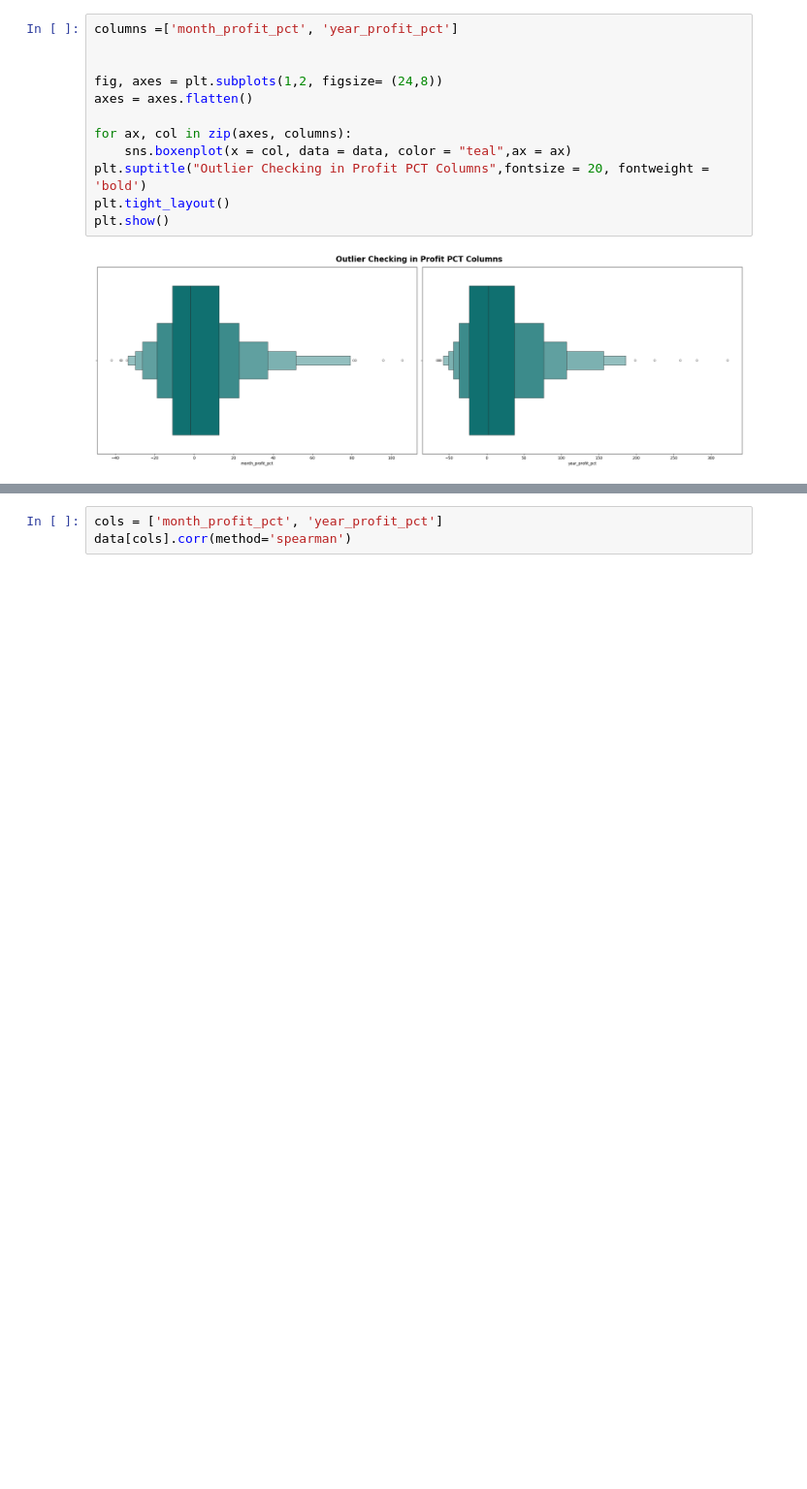
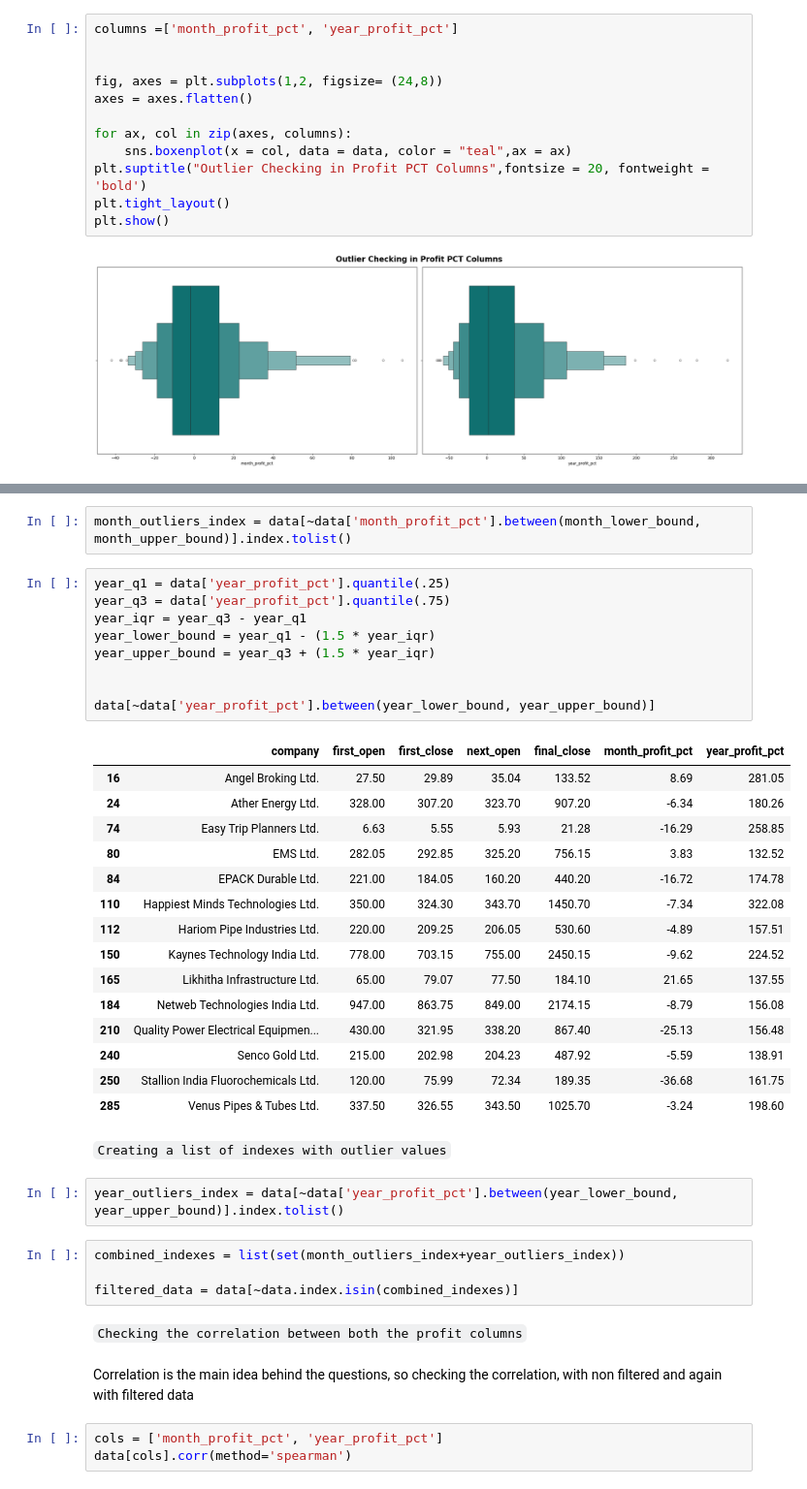
Before and after one commit to IamRaNo/ipo_reality_check, a Jupyter notebook: jupyter_notebooks/02_month_to_year.ipynb, the cells around one changed output, grey strips where cells are left out. Shown at 97% size. Cells and saved outputs as stored; diff of their text form; blank space fills up the shorter version.

```diff
--- a/jupyter_notebooks/02_month_to_year.ipynb
+++ b/jupyter_notebooks/02_month_to_year.ipynb
@@ -112,3 +153,42 @@ plt.show()
+# %%
+month_outliers_index = data[~data['month_profit_pct'].between(month_lower_bound, month_upper_bound)].index.tolist()
+# %%
+year_q1 = data['year_profit_pct'].quantile(.25)
+year_q3 = data['year_profit_pct'].quantile(.75)
+year_iqr = year_q3 - year_q1
+year_lower_bound = year_q1 - (1.5 * year_iqr)
+year_upper_bound = year_q3 + (1.5 * year_iqr)
+
+
+data[~data['year_profit_pct'].between(year_lower_bound, year_upper_bound)]
+# %% [output]
+|  | company | first_open | first_close | next_open | final_close | month_profit_pct | year_profit_pct |
+| 16 | Angel Broking Ltd. | 27.50 | 29.89 | 35.04 | 133.52 | 8.69 | 281.05 |
+| 24 | Ather Energy Ltd. | 328.00 | 307.20 | 323.70 | 907.20 | -6.34 | 180.26 |
+| 74 | Easy Trip Planners Ltd. | 6.63 | 5.55 | 5.93 | 21.28 | -16.29 | 258.85 |
+| 80 | EMS Ltd. | 282.05 | 292.85 | 325.20 | 756.15 | 3.83 | 132.52 |
+| 84 | EPACK Durable Ltd. | 221.00 | 184.05 | 160.20 | 440.20 | -16.72 | 174.78 |
+| 110 | Happiest Minds Technologies Ltd. | 350.00 | 324.30 | 343.70 | 1450.70 | -7.34 | 322.08 |
+| 112 | Hariom Pipe Industries Ltd. | 220.00 | 209.25 | 206.05 | 530.60 | -4.89 | 157.51 |
+| 150 | Kaynes Technology India Ltd. | 778.00 | 703.15 | 755.00 | 2450.15 | -9.62 | 224.52 |
+| 165 | Likhitha Infrastructure Ltd. | 65.00 | 79.07 | 77.50 | 184.10 | 21.65 | 137.55 |
+| 184 | Netweb Technologies India Ltd. | 947.00 | 863.75 | 849.00 | 2174.15 | -8.79 | 156.08 |
+| 210 | Quality Power Electrical Equipmen... | 430.00 | 321.95 | 338.20 | 867.40 | -25.13 | 156.48 |
+| 240 | Senco Gold Ltd. | 215.00 | 202.98 | 204.23 | 487.92 | -5.59 | 138.91 |
+| 250 | Stallion India Fluorochemicals Ltd. | 120.00 | 75.99 | 72.34 | 189.35 | -36.68 | 161.75 |
+| 285 | Venus Pipes & Tubes Ltd. | 337.50 | 326.55 | 343.50 | 1025.70 | -3.24 | 198.60 |
+# %% [markdown]
+`Creating a list of indexes with outlier values`
+# %%
+year_outliers_index = data[~data['year_profit_pct'].between(year_lower_bound, year_upper_bound)].index.tolist()
+# %%
+combined_indexes = list(set(month_outliers_index+year_outliers_index))
+
+filtered_data = data[~data.index.isin(combined_indexes)]
+# %% [markdown]
+`Checking the correlation between both the profit columns`
+# %% [markdown]
+Correlation is the main idea behind the questions, so checking the correlation, with non filtered and again with filtered data
 # %%
 cols = ['month_profit_pct', 'year_profit_pct']
 data[cols].corr(method='spearman')
```
Also changed, not shown: parts of 18 cells of this notebook.
